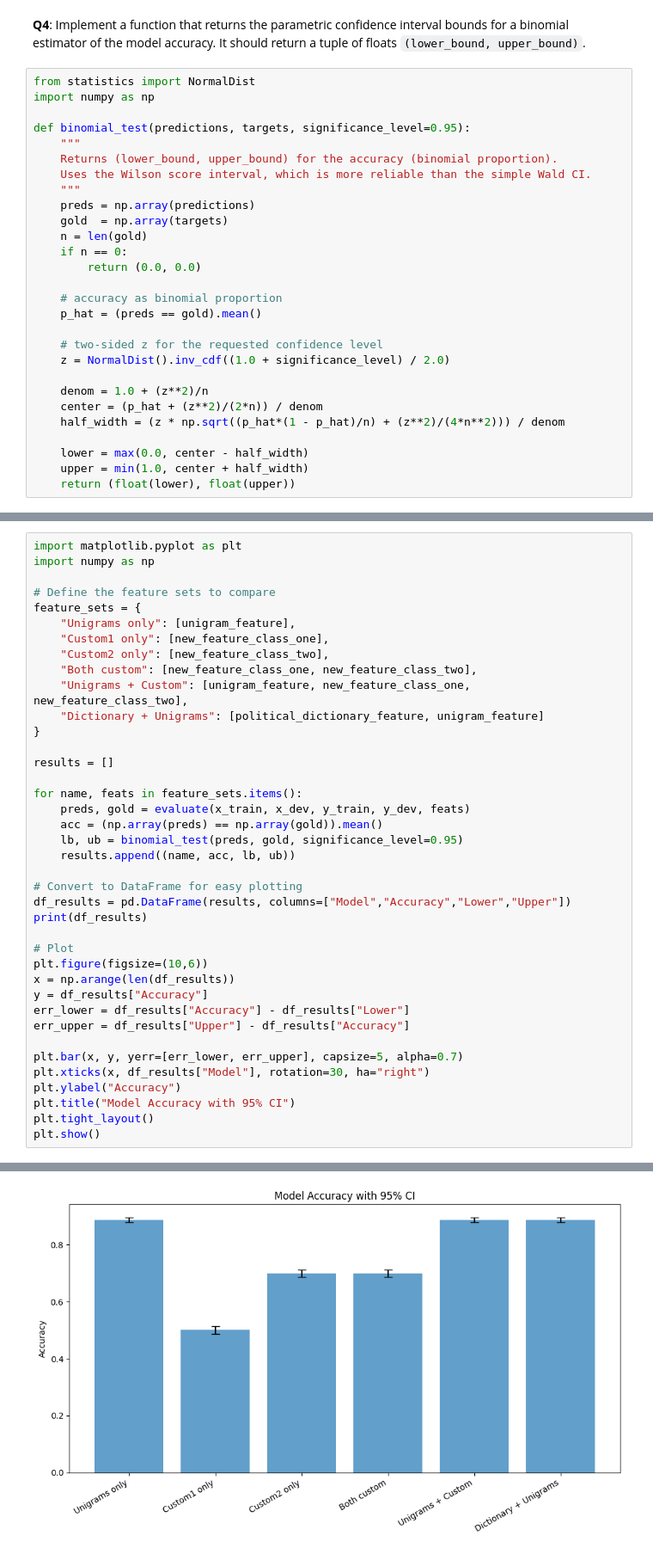
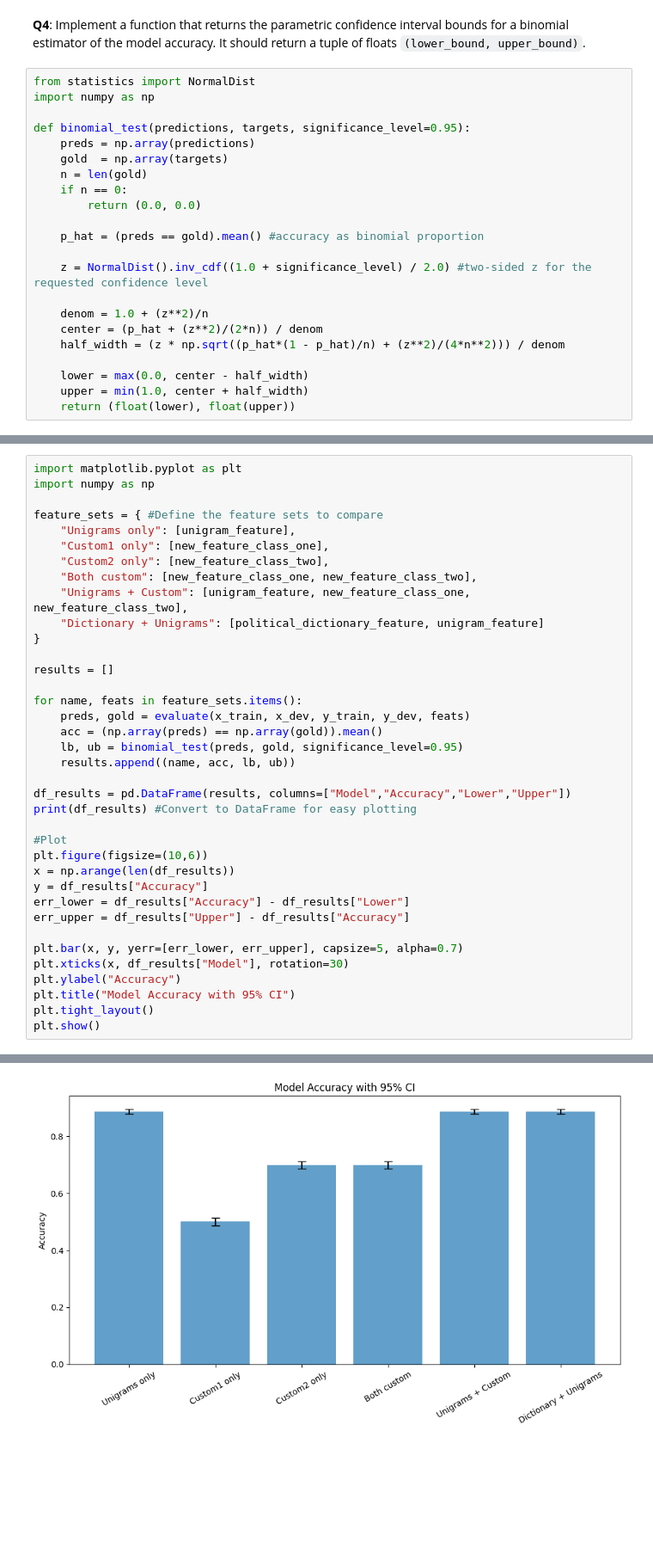
Before and after one commit to aratrikpaul2024/aratrikpaul-site, a Jupyter notebook: 5.classification/HW5_FeatureExploration.ipynb, the cells around one changed output, grey strips where cells are left out. Shown at 86% size. Saved outputs shown, nothing was run; the diff lists cells and outputs as text; blank space fills up the shorter version.

```diff
--- a/5.classification/HW5_FeatureExploration.ipynb
+++ b/5.classification/HW5_FeatureExploration.ipynb
@@ -387,21 +384,15 @@ from statistics import NormalDist
 import numpy as np
 
 def binomial_test(predictions, targets, significance_level=0.95):
-    """
-    Returns (lower_bound, upper_bound) for the accuracy (binomial proportion).
-    Uses the Wilson score interval, which is more reliable than the simple Wald CI.
-    """
     preds = np.array(predictions)
     gold  = np.array(targets)
     n = len(gold)
     if n == 0:
         return (0.0, 0.0)
 
-    # accuracy as binomial proportion
-    p_hat = (preds == gold).mean()
+    p_hat = (preds == gold).mean() #accuracy as binomial proportion
 
-    # two-sided z for the requested confidence level
-    z = NormalDist().inv_cdf((1.0 + significance_level) / 2.0)
+    z = NormalDist().inv_cdf((1.0 + significance_level) / 2.0) #two-sided z for the requested confidence level
 
     denom = 1.0 + (z**2)/n
     center = (p_hat + (z**2)/(2*n)) / denom
@@ -428,8 +419,7 @@ Make a bar plot with confidence intervals. Does incorporating your features resu
 import matplotlib.pyplot as plt
 import numpy as np
 
-# Define the feature sets to compare
-feature_sets = {
+feature_sets = { #Define the feature sets to compare
     "Unigrams only": [unigram_feature],
     "Custom1 only": [new_feature_class_one],
     "Custom2 only": [new_feature_class_two],
@@ -440,35 +430,34 @@ feature_sets = {
 
 results = []
 
 for name, feats in feature_sets.items():
     preds, gold = evaluate(x_train, x_dev, y_train, y_dev, feats)
     acc = (np.array(preds) == np.array(gold)).mean()
     lb, ub = binomial_test(preds, gold, significance_level=0.95)
     results.append((name, acc, lb, ub))
 
-# Convert to DataFrame for easy plotting
 df_results = pd.DataFrame(results, columns=["Model","Accuracy","Lower","Upper"])
-print(df_results)
+print(df_results) #Convert to DataFrame for easy plotting
 
-# Plot
+#Plot
 plt.figure(figsize=(10,6))
 x = np.arange(len(df_results))
 y = df_results["Accuracy"]
 err_lower = df_results["Accuracy"] - df_results["Lower"]
 err_upper = df_results["Upper"] - df_results["Accuracy"]
 
 plt.bar(x, y, yerr=[err_lower, err_upper], capsize=5, alpha=0.7)
-plt.xticks(x, df_results["Model"], rotation=30, ha="right")
+plt.xticks(x, df_results["Model"], rotation=30)
 plt.ylabel("Accuracy")
 plt.title("Model Accuracy with 95% CI")
 plt.tight_layout()
 plt.show()
 # %% [output]
                    Model  Accuracy     Lower     Upper
 0          Unigrams only    0.8876  0.878546  0.896059
 1           Custom1 only    0.5008  0.486946  0.514653
 2           Custom2 only    0.6996  0.686744  0.712150
 3            Both custom    0.6996  0.686744  0.712150
 4      Unigrams + Custom    0.8872  0.878133  0.895673
 5  Dictionary + Unigrams    0.8874  0.878339  0.895866
-[figure, old version]
+[figure, new version]
```
Also changed, not shown: parts of 11 cells of this notebook.
